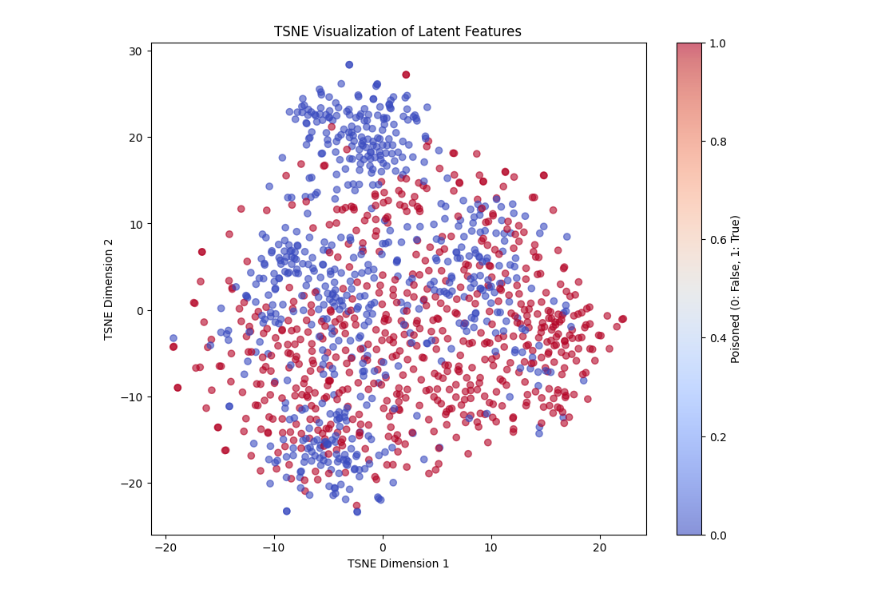
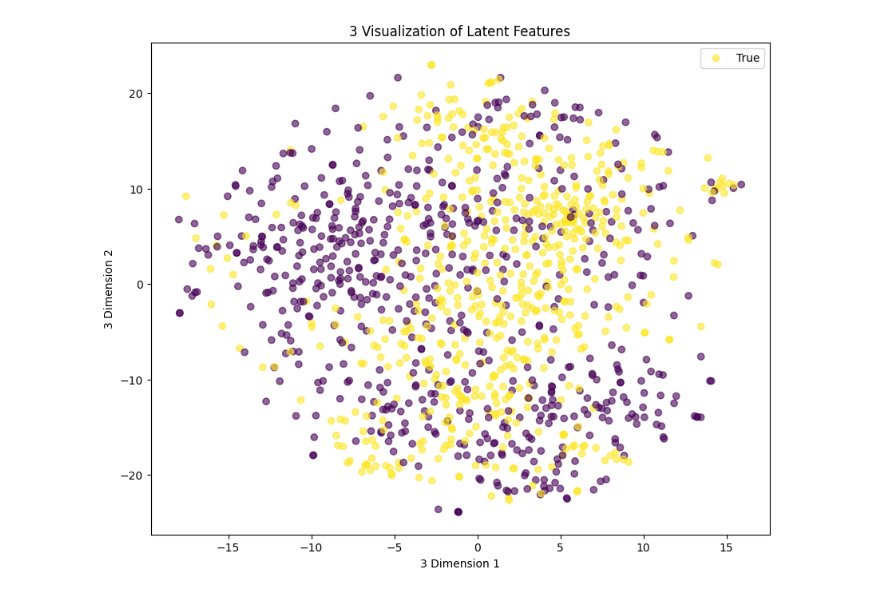
Before and after one commit to ffilastocio/Dipl, a Jupyter notebook: contrastive.ipynb, the cells around one changed output. Drawn from its saved outputs; the diff is of its cells as text; code cells hidden in the pictures.

```diff
--- a/contrastive.ipynb
+++ b/contrastive.ipynb
@@ -172,7 +202,7 @@ class ReductionMethod():
     PCA = 2
     TSNE = 3
 
-def vizualize_latent(autoencoder, loader, device, method=ReductionMethod.TSNE, grouping_method=GroupingMethod.NONE):
+def vizualize_latent(autoencoder, loader, device, method=ReductionMethod.TSNE, grouping_method=GroupingMethod.NONE, class_no = None):
     autoencoder.eval()
     latent_features = []
     poison_labels = []
@@ -183,9 +213,13 @@ def vizualize_latent(autoencoder, loader, device, method=ReductionMethod.TSNE, g
             if num_batches >= 100:
                 break
             num_batches += 1
-            class_0_indices = (labels == 0)
-            images = images[class_0_indices].to(device)
-            poison = poison[class_0_indices]
+
+            if (class_no is not None):
+                class_0_indices = (labels == class_no)
+                images = images[class_0_indices].to(device)
+                poison = poison[class_0_indices]
+            else:
+                images = images.to(device)
 
             if images.size(0) == 0:
                 continue
@@ -211,12 +245,12 @@ def vizualize_latent(autoencoder, loader, device, method=ReductionMethod.TSNE, g
         results = TSNE(n_components=2, random_state=42).fit_transform(latent_features)
 
     plt.figure(figsize=(10, 8))
-    if grouping_method != "None":
-        scatter = plt.scatter(results[:, 0], results[:, 1], c=results[:, 2], cmap="coolwarm", alpha=0.6)
-        plt.colorbar(scatter, label="Cluster")
+    if grouping_method != GroupingMethod.NONE:
+        scatter = plt.scatter(results[:, 0], results[:, 1], c=results[:, 2], alpha=0.6)
     else:
-        scatter = plt.scatter(results[:, 0], results[:, 1], c=poison_labels, cmap="coolwarm", alpha=0.6)
-        plt.colorbar(scatter, label="Poisoned (0: False, 1: True)")
+        scatter = plt.scatter(results[:, 0], results[:, 1], c=poison_labels, alpha=0.6)
+    plt.legend(poison_labels)
+
     plt.title(f"{method} Visualization of Latent Features")
     plt.xlabel(f"{method} Dimension 1")
     plt.ylabel(f"{method} Dimension 2")
@@ -229,35 +263,35 @@ def show_reconstructed_images(autoencoder, viz_loader, device):
     autoencoder.eval()
     with torch.no_grad():
         for images, _, _, _ in viz_loader:
             images = images.to(device)
             reconstructed, _ = autoencoder(images)
 
             # Convert to numpy for visualization
             images = images.cpu().numpy().transpose(0, 2, 3, 1)  # NCHW -> NHWC
             reconstructed = reconstructed.cpu().numpy().transpose(0, 2, 3, 1)
 
             # Denormalize images
             images = (images * 0.5) + 0.5  # Assuming normalization range was [-1, 1]
             reconstructed = (reconstructed * 0.5) + 0.5
 
             # Plot 10 images
             fig, axes = plt.subplots(2, 10, figsize=(20, 4))
             for i in range(10):
                 if i >= images.shape[0]:
                     break
                 axes[0, i].imshow(images[i])
                 axes[0, i].axis("off")
                 axes[1, i].imshow(reconstructed[i])
                 axes[1, i].axis("off")
 
             axes[0, 0].set_ylabel("Original", fontsize=12)
             axes[1, 0].set_ylabel("Reconstructed", fontsize=12)
             plt.show()
             break  # Show only one batch
 
-vizualize_latent(autoencoder, train_loader, DEVICE, method=ReductionMethod.TSNE, grouping_method=GroupingMethod.NONE)
+vizualize_latent(autoencoder, train_loader, DEVICE, method=ReductionMethod.TSNE, grouping_method=GroupingMethod.NONE, class_no=5)
 # %% [output]
-[figure, old version]
+[figure, new version]
 # %%
 show_reconstructed_images(autoencoder, viz_loader, DEVICE)
 # %% [output]
```
Also changed, not shown: parts of 4 cells of this notebook, 10 other files.
